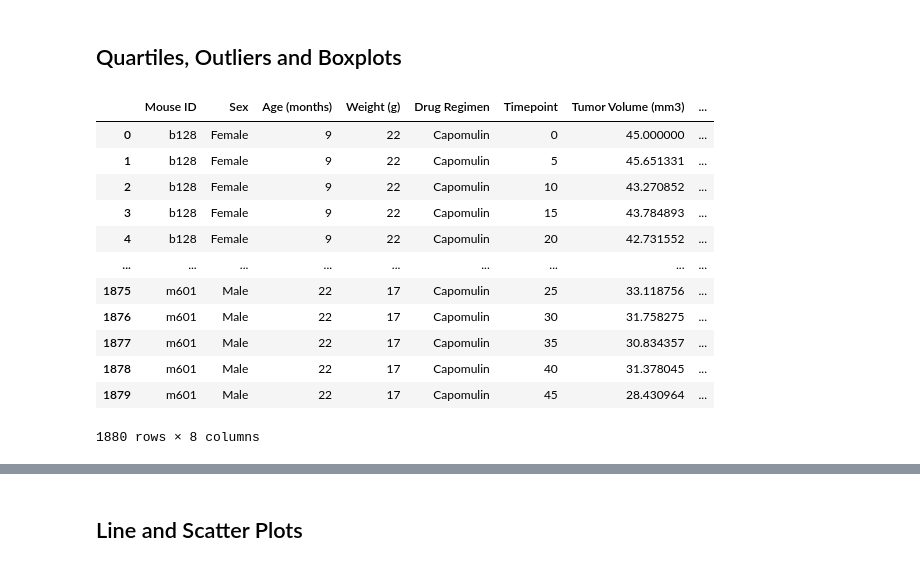
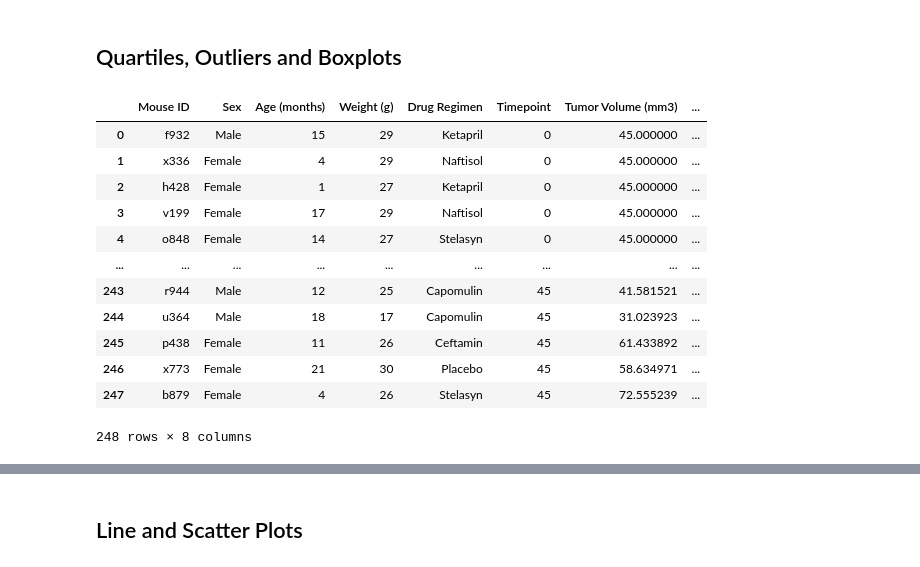
Before and after one commit to alyssahondrade/matplotlib-challenge, a Jupyter notebook: pymaceuticals.ipynb, the cells around one changed output, grey strips where cells are left out. Saved outputs shown, nothing was run; the diff lists cells and outputs as text; code cells hidden in the pictures.

```diff
--- a/pymaceuticals.ipynb
+++ b/pymaceuticals.ipynb
@@ -20,7 +20,7 @@ mouse_metadata = pd.read_csv(mouse_metadata_path)
 study_results = pd.read_csv(study_results_path)
 
 # Combine the data into a single DataFrame
-merged_data = pd.merge(study_results, mouse_metadata, how="inner", on="Mouse ID")
+merged_data = pd.merge(study_results, mouse_metadata, how="left", on="Mouse ID")
 
 # Clean and rearrange column names
 merged_data = merged_data.rename(columns={'Age_months': 'Age (months)'})
@@ -286,28 +200,28 @@ plt.show()
 # %%
 # Calculate the final tumor volume of each mouse across four of the treatment regimens:
 # Capomulin, Ramicane, Infubinol, and Ceftamin
 
 # Start by getting the last (greatest) timepoint for each mouse
 last_timepoints = clean_data.groupby('Mouse ID')['Timepoint'].max().reset_index()
 last_timepoints
 
 # get_timepoints = last_timepoints.rename(columns={'Timepoint': 'Last Timepoint'})
 # get_timepoints = get_timepoints[['Mouse ID', 'Last Timepoint']]
 
 # # Merge this group df with the original DataFrame to get the tumor volume at the last timepoint
-updated_merge = pd.merge(clean_data, last_timepoints, on=['Mouse ID', 'Timepoint'], how="left")
+updated_merge = pd.merge(clean_data, last_timepoints, on=['Mouse ID', 'Timepoint'])
 updated_merge
 # %% [output]
 |  | Mouse ID | Sex | Age (months) | Weight (g) | Drug Regimen | Timepoint | Tumor Volume (mm3) | ... |
-| 0 | b128 | Female | 9 | 22 | Capomulin | 0 | 45.000000 | ... |
-| 1 | b128 | Female | 9 | 22 | Capomulin | 5 | 45.651331 | ... |
-| 2 | b128 | Female | 9 | 22 | Capomulin | 10 | 43.270852 | ... |
-| 3 | b128 | Female | 9 | 22 | Capomulin | 15 | 43.784893 | ... |
-| 4 | b128 | Female | 9 | 22 | Capomulin | 20 | 42.731552 | ... |
+| 0 | f932 | Male | 15 | 29 | Ketapril | 0 | 45.000000 | ... |
+| 1 | x336 | Female | 4 | 29 | Naftisol | 0 | 45.000000 | ... |
+| 2 | h428 | Female | 1 | 27 | Ketapril | 0 | 45.000000 | ... |
+| 3 | v199 | Female | 17 | 29 | Naftisol | 0 | 45.000000 | ... |
+| 4 | o848 | Female | 14 | 27 | Stelasyn | 0 | 45.000000 | ... |
 | ... | ... | ... | ... | ... | ... | ... | ... | ... |
-| 1875 | m601 | Male | 22 | 17 | Capomulin | 25 | 33.118756 | ... |
-| 1876 | m601 | Male | 22 | 17 | Capomulin | 30 | 31.758275 | ... |
-| 1877 | m601 | Male | 22 | 17 | Capomulin | 35 | 30.834357 | ... |
-| 1878 | m601 | Male | 22 | 17 | Capomulin | 40 | 31.378045 | ... |
-| 1879 | m601 | Male | 22 | 17 | Capomulin | 45 | 28.430964 | ... |
+| 243 | r944 | Male | 12 | 25 | Capomulin | 45 | 41.581521 | ... |
+| 244 | u364 | Male | 18 | 17 | Capomulin | 45 | 31.023923 | ... |
+| 245 | p438 | Female | 11 | 26 | Ceftamin | 45 | 61.433892 | ... |
+| 246 | x773 | Female | 21 | 30 | Placebo | 45 | 58.634971 | ... |
+| 247 | b879 | Female | 4 | 26 | Stelasyn | 45 | 72.555239 | ... |
-1880 rows × 8 columns
+248 rows × 8 columns
```
Also changed, not shown: parts of 21 cells of this notebook, 1 other file.
